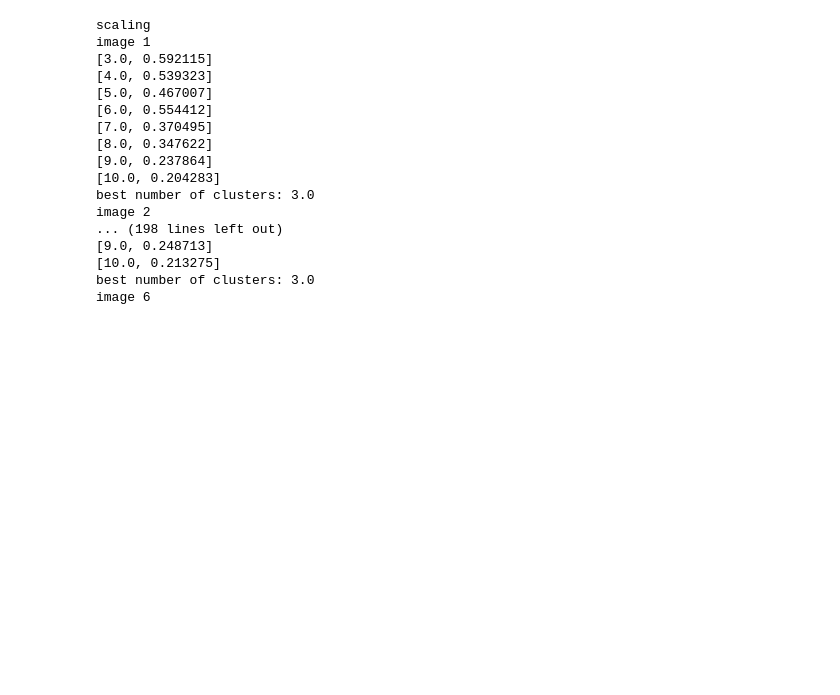
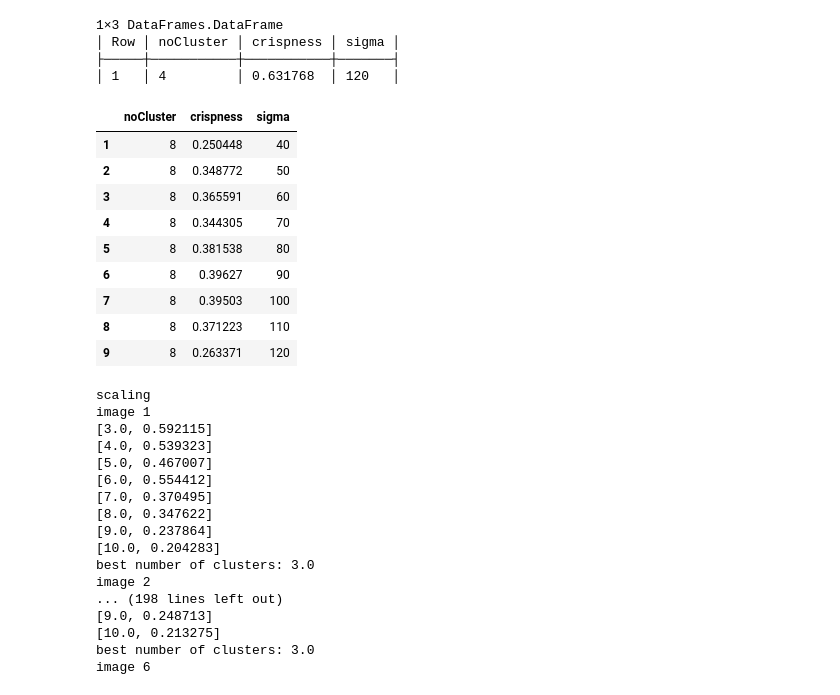
Before and after one commit to axsk/Hokusai.jl, a Jupyter notebook: notebooks/crispness criterion.ipynb, the cells around one changed output. Cells and saved outputs as stored; diff of their text form; code cells hidden in the pictures; blank space fills up the shorter version.

```diff
--- a/notebooks/crispness criterion.ipynb
+++ b/notebooks/crispness criterion.ipynb
@@ -50,3 +183,22 @@ getNumberOfClusters (generic function with 1 method)
+# %%
+max, ind = findmax(a[:crispness])
+println(a[ind,:])
+a[a[:noCluster] .== 8,:]
+# %% [output]
+1×3 DataFrames.DataFrame
+│ Row │ noCluster │ crispness │ sigma │
+├─────┼───────────┼───────────┼───────┤
+│ 1   │ 4         │ 0.631768  │ 120   │
+|  | noCluster | crispness | sigma |
+| 1 | 8 | 0.250448 | 40 |
+| 2 | 8 | 0.348772 | 50 |
+| 3 | 8 | 0.365591 | 60 |
+| 4 | 8 | 0.344305 | 70 |
+| 5 | 8 | 0.381538 | 80 |
+| 6 | 8 | 0.39627 | 90 |
+| 7 | 8 | 0.39503 | 100 |
+| 8 | 8 | 0.371223 | 110 |
+| 9 | 8 | 0.263371 | 120 |
 # %%
 for method in [:scaling, :crispness, :metastability]
     println(method)
```
Also changed, not shown: parts of 8 cells of this notebook, 10 other files.
